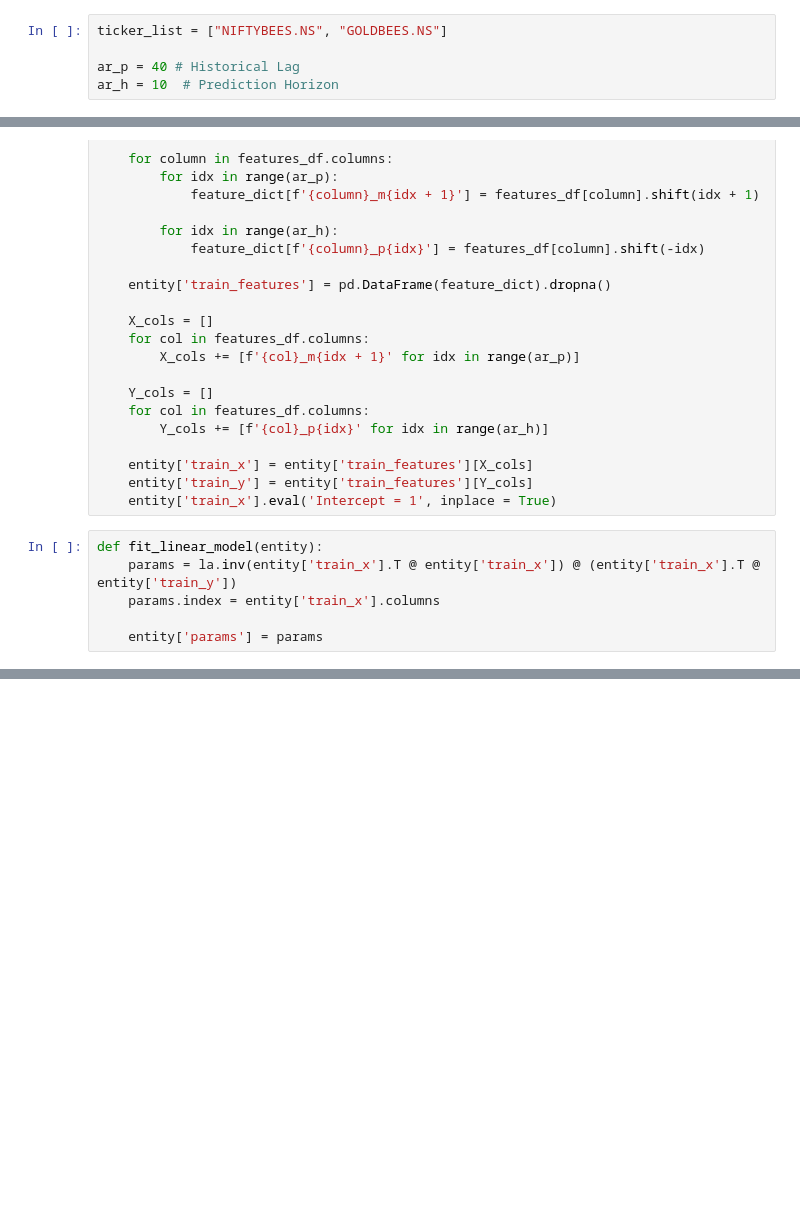
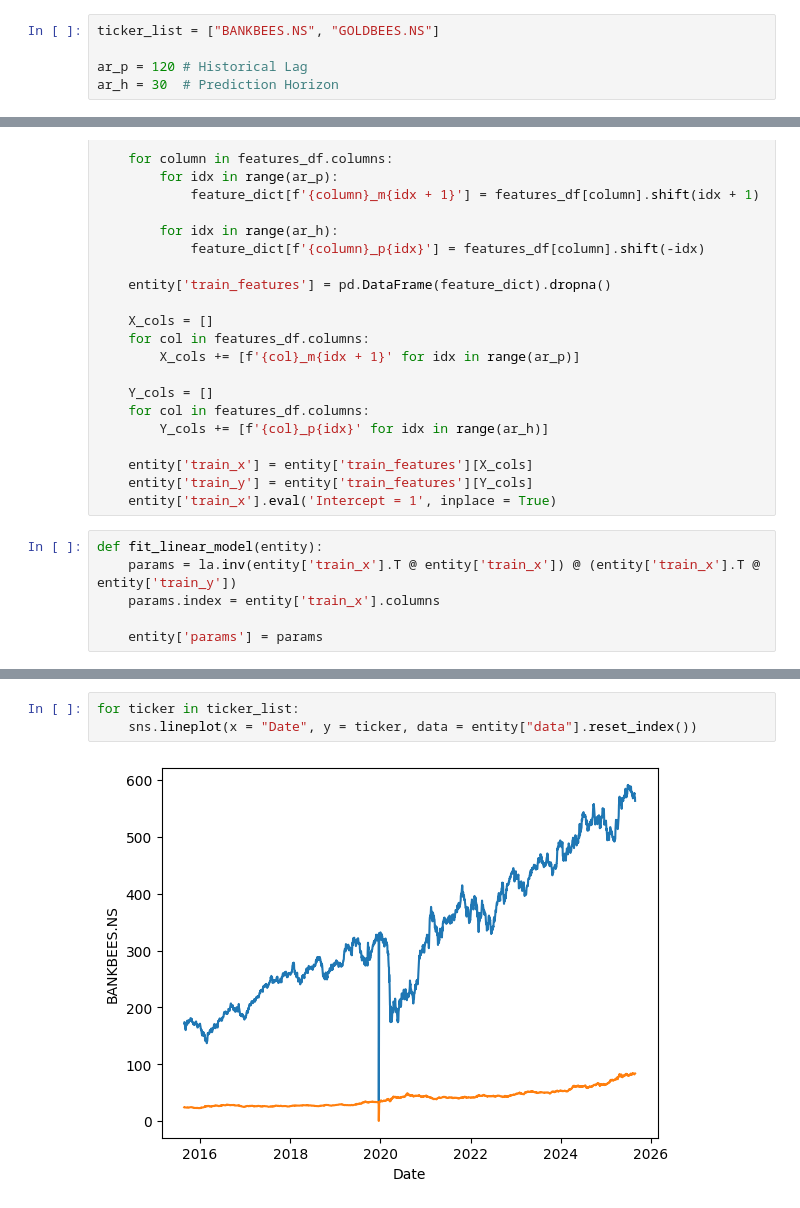
Before and after one commit to vkthakur90/Monte_Carlo_Option_Pricing, a Jupyter notebook: Modern_Portfolio_Theory_(Linear_Regression).ipynb, the cells around one changed output, grey strips where cells are left out. Cells and saved outputs as stored; diff of their text form; blank space fills up the shorter version.

```diff
--- a/Modern_Portfolio_Theory_(Linear_Regression).ipynb
+++ b/Modern_Portfolio_Theory_(Linear_Regression).ipynb
@@ -12,10 +12,10 @@ from datetime import datetime, timedelta
 import warnings
 warnings.filterwarnings("ignore")
 # %%
-ticker_list = ["NIFTYBEES.NS", "GOLDBEES.NS"]
+ticker_list = ["BANKBEES.NS", "GOLDBEES.NS"]
 
-ar_p = 40 # Historical Lag
-ar_h = 10  # Prediction Horizon
+ar_p = 120 # Historical Lag
+ar_h = 30  # Prediction Horizon
 # %%
 def download_data(entity, ticker_list):
     data_dict = {}
@@ -94 +142,6 @@ Downloading GOLDBEES.NS
+# %%
+for ticker in ticker_list:
+    sns.lineplot(x = "Date", y = ticker, data = entity["data"].reset_index())
+# %% [output]
+[figure, added]
 # %%
```
Also changed, not shown: parts of 8 cells of this notebook.
